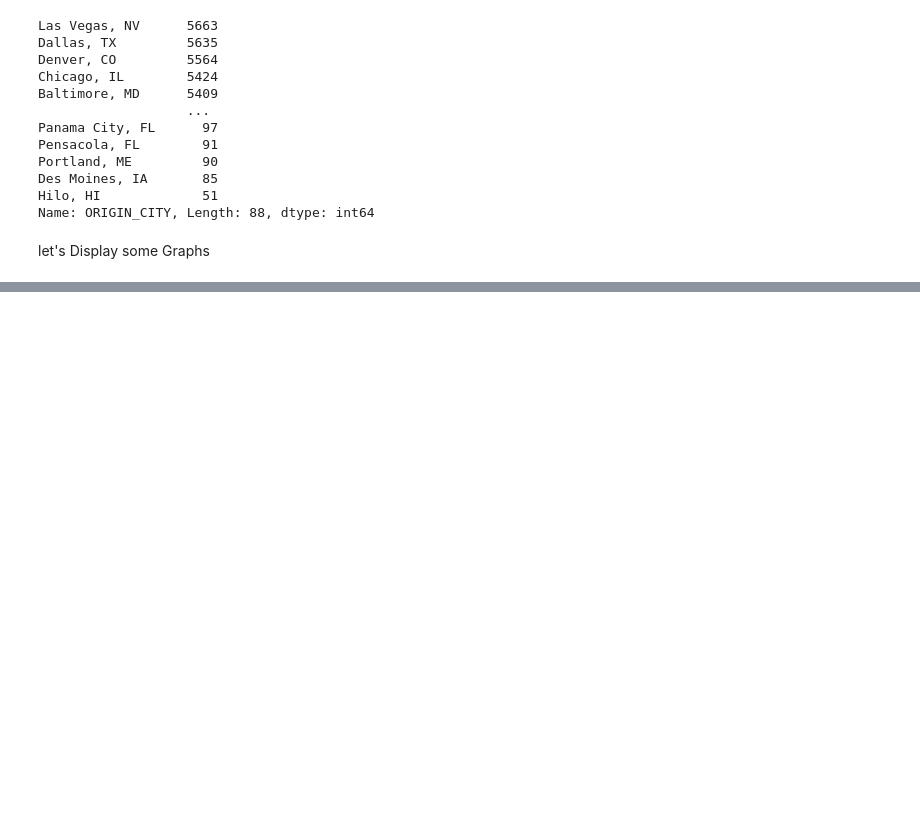
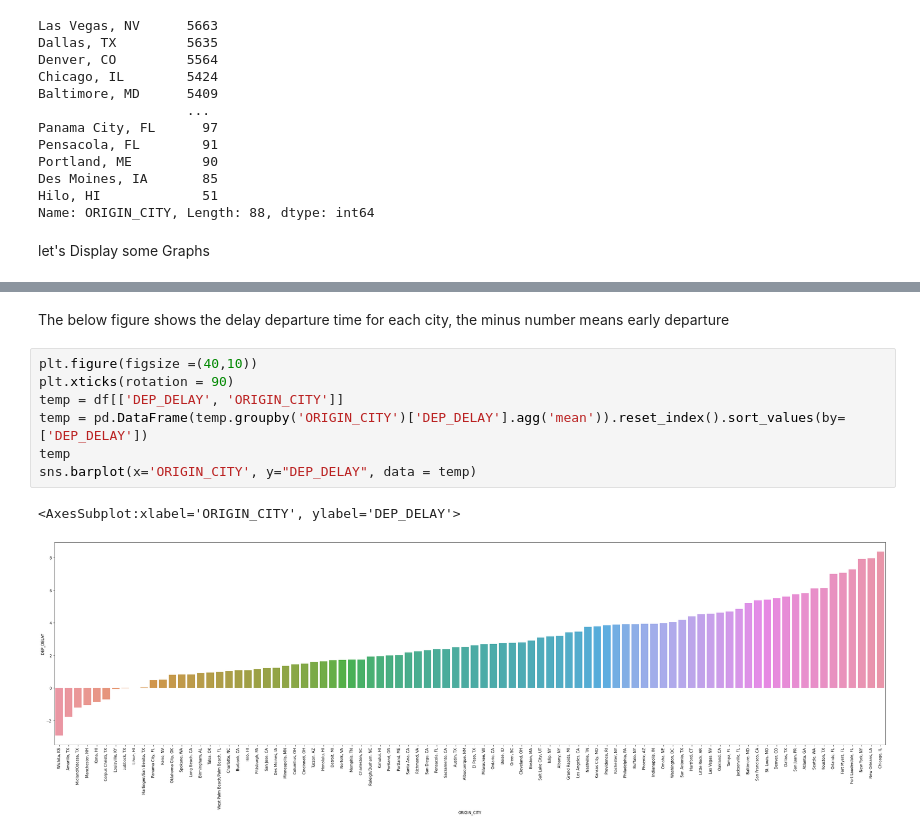
Before and after one commit to NawafNazer/Data_Science, a Jupyter notebook: My_Project.ipynb, the cells around one changed output, grey strips where cells are left out. Drawn from its saved outputs; the diff is of its cells as text; blank space fills up the shorter version.

```diff
--- a/My_Project.ipynb
+++ b/My_Project.ipynb
@@ -324,0 +325,12 @@ df[df['FL_NUM'] == 795]  # This will desplay all flight number 795
+# %% [markdown]
+The below figure shows the delay departure time for each city, the minus number means early departure
+# %%
+plt.figure(figsize =(40,10))
+plt.xticks(rotation = 90)
+temp = df[['DEP_DELAY', 'ORIGIN_CITY']]
+temp = pd.DataFrame(temp.groupby('ORIGIN_CITY')['DEP_DELAY'].agg('mean')).reset_index().sort_values(by= ['DEP_DELAY'])
+temp
+sns.barplot(x='ORIGIN_CITY', y="DEP_DELAY", data = temp)
+# %% [output]
+<AxesSubplot:xlabel='ORIGIN_CITY', ylabel='DEP_DELAY'>
+[figure, added]
```
Also changed, not shown: parts of 24 cells of this notebook.
